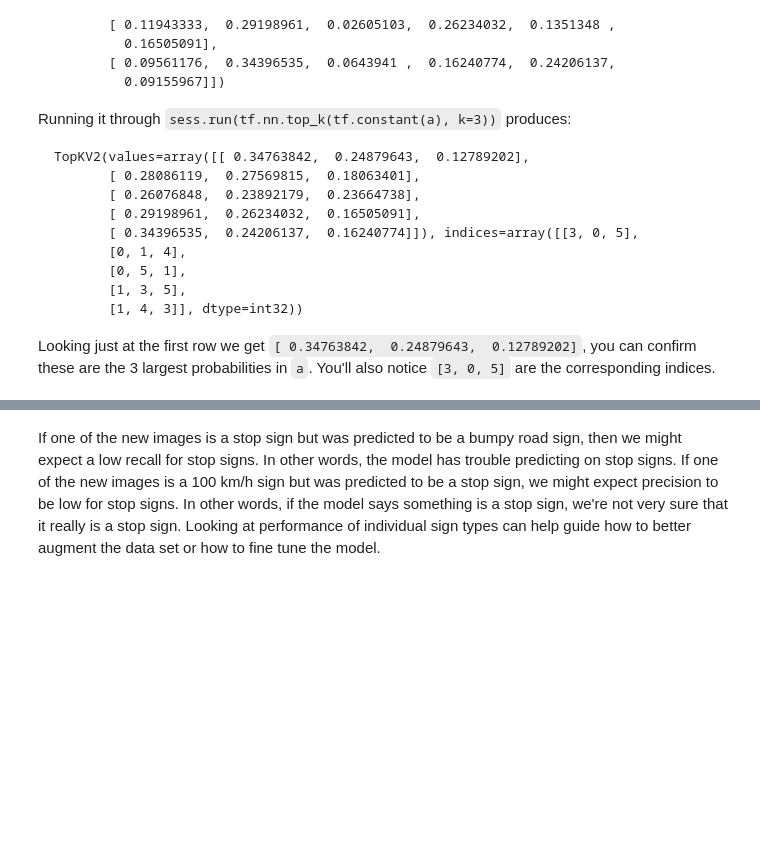
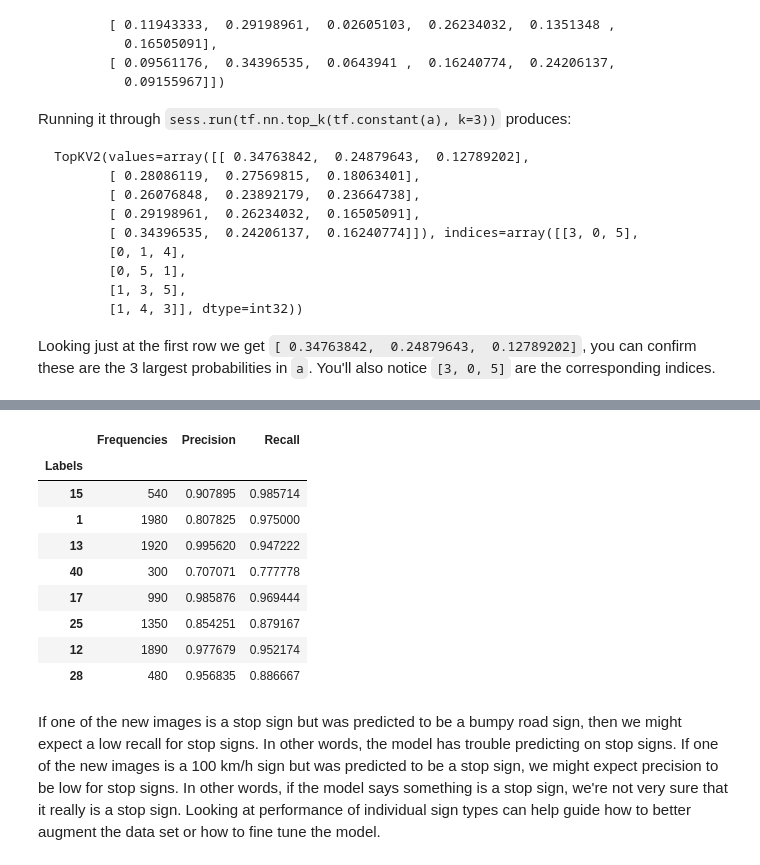
Before and after one commit to tmandzak/CarND-Traffic-Sign-Classifier-Project, a Jupyter notebook: Traffic_Sign_Classifier.ipynb, the cells around one changed output, grey strips where cells are left out. Drawn from its saved outputs; the diff is of its cells as text; code cells hidden in the pictures; blank space fills up the shorter version.

```diff
--- a/Traffic_Sign_Classifier.ipynb
+++ b/Traffic_Sign_Classifier.ipynb
@@ -643,7 +839,7 @@ def evaluate(X_data, y_data, x, y, keep_prob, accuracy_operation):
 
         return total_accuracy / num_examples
 # %%
-def train_and_validate(X_train, y_train, X_valid, y_valid, model, EPOCHS, BATCH_SIZE, rate, mu, sigma, keep_p):
+def train_and_validate(model, X_train, y_train, X_valid, y_valid, EPOCHS, BATCH_SIZE, rate, mu, sigma, keep_p):
     inputlayers = X_train.shape[3]
     outputlayers = n_classes
 
@@ -714,9 +910,9 @@ def plot_eval_dict(eval_dict):
     axs[1].set_xlabel('EPOCH')
     _ = axs[1].set_ylabel('Accuracy')
 # %%
-EPOCHS = 10
+EPOCHS = 3
 BATCH_SIZE = 128
 rate = 0.001
 mu = 0
 sigma = np.sqrt(2/(X_train.shape[1]*X_train.shape[2]))   #*X_train.shape[3]
-keep_p = 0.5
+keep_p = 0.3
@@ -723,2 +922,7 @@ keep_p = 0.5
+# %%
+# def preprocess(X, y=[], grayscale=True, eqHist=False, undersample=False, oversample=False, perturb=False, rescaling='None')
+X_train, y_train = preprocess(X_train, y_train)
+X_valid, y_valid = preprocess(X_valid, y_valid)
+X_test, y_test = preprocess(X_test, y_test)
 # %%
-eval_dict, x, y, keep_prob, layers, logits, accuracy_operation, saver = train_and_validate(X_train, y_train, X_valid, y_valid, LeNet, EPOCHS, BATCH_SIZE, rate, mu, sigma, keep_p)
+eval_dict, x, y, keep_prob, layers, logits, accuracy_operation, saver = train_and_validate(LeNet_original, X_train, y_train, X_valid, y_valid, EPOCHS, BATCH_SIZE, rate, mu, sigma, keep_p)
@@ -885,9 +1122,21 @@ precision = cnf_matrix[index, index] / np.sum(cnf_matrix, axis=0)
 recall = cnf_matrix[index, index] / np.sum(cnf_matrix, axis=1)
 # %%
 import pandas as pd
-df = pd.DataFrame({'Labels': labels, 'Precision':precision[labels], 'Recall': recall[labels], 'Frequencies':hist[0][labels]})
+
+df = pd.DataFrame({'Labels': labels, 'Precision':precision[labels], 'Recall': recall[labels], 'Frequencies':hist[0][labels].astype('int')})
 df.set_index('Labels', inplace=True)
 df
+# %% [output]
+|  | Frequencies | Precision | Recall |
+| Labels |  |  |  |
+| 15 | 540 | 0.907895 | 0.985714 |
+| 1 | 1980 | 0.807825 | 0.975000 |
+| 13 | 1920 | 0.995620 | 0.947222 |
+| 40 | 300 | 0.707071 | 0.777778 |
+| 17 | 990 | 0.985876 | 0.969444 |
+| 25 | 1350 | 0.854251 | 0.879167 |
+| 12 | 1890 | 0.977679 | 0.952174 |
+| 28 | 480 | 0.956835 | 0.886667 |
 # %% [markdown]
 If one of the new images is a stop sign but was predicted to be a bumpy road sign, then we might expect a low recall for stop signs. In other words, the model has trouble predicting on stop signs. If one of the new images is a 100 km/h sign but was predicted to be a stop sign, we might expect precision to be low for stop signs. In other words, if the model says something is a stop sign, we're not very sure that it really is a stop sign.
 Looking at performance of individual sign types can help guide how to better augment the data set or how to fine tune the model.
```
Also changed, not shown: parts of 27 cells of this notebook, 3 other files.
